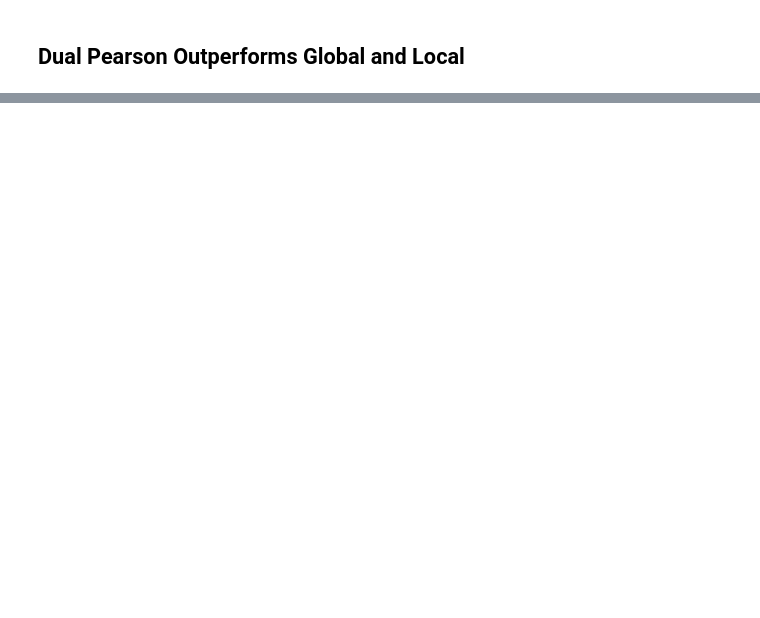
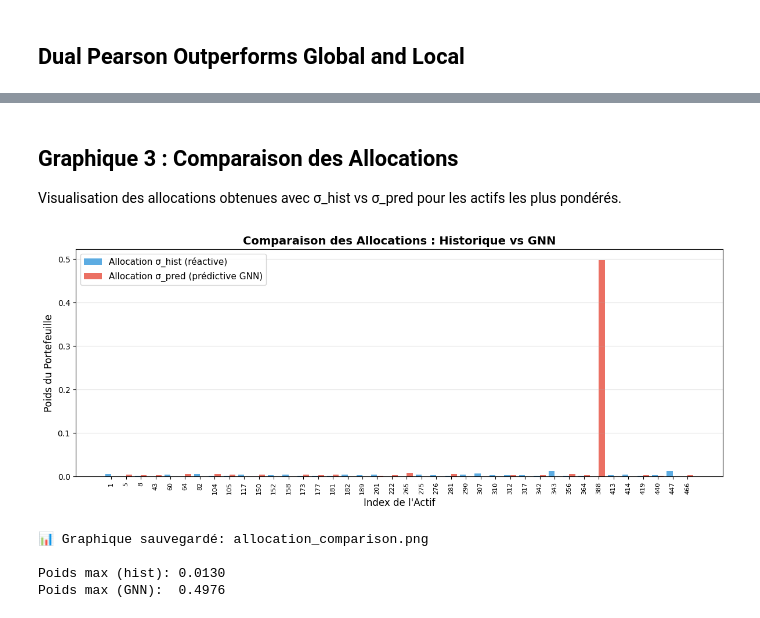
Before and after one commit to tanguydcq/Stock-DiffTransformer, a Jupyter notebook: Stock_Market_Forecasting_with_Differential_Graph_Transformer copy.ipynb, the cells around one changed output, grey strips where cells are left out. Cells and saved outputs as stored; diff of their text form; code cells hidden in the pictures; blank space fills up the shorter version.

```diff
--- a/Stock_Market_Forecasting_with_Differential_Graph_Transformer copy.ipynb
+++ b/Stock_Market_Forecasting_with_Differential_Graph_Transformer copy.ipynb
@@ -3181,0 +1924,44 @@ En exploitant cette structure, le modèle fournit un signal de risque global coh
+# %% [markdown]
+## Graphique 3 : Comparaison des Allocations
+
+Visualisation des allocations obtenues avec σ_hist vs σ_pred pour les actifs les plus pondérés.
+# %%
+# Calculer les allocations pour le snapshot 0
+idx = 0
+w_hist = inverse_risk_allocation(sigma_hist_test[idx], w_max=0.05)
+w_gnn = inverse_risk_allocation(sigma_pred_test[idx], w_max=0.05)
+
+# Top 20 actifs les plus pondérés (union des deux stratégies)
+k = 20
+top_idx = torch.topk(w_hist, k).indices
+top_idx = torch.unique(torch.cat([top_idx, torch.topk(w_gnn, k).indices]))
+
+w_hist_top = w_hist[top_idx].numpy()
+w_gnn_top = w_gnn[top_idx].numpy()
+
+# Graphique en barres
+x = np.arange(len(top_idx))
+width = 0.4
+
+plt.figure(figsize=(12, 5))
+plt.bar(x - width/2, w_hist_top, width, label="Allocation σ_hist (réactive)", color='#3498db', alpha=0.8)
+plt.bar(x + width/2, w_gnn_top, width, label="Allocation σ_pred (prédictive GNN)", color='#e74c3c', alpha=0.8)
+plt.xticks(x, top_idx.numpy(), rotation=90, fontsize=8)
+plt.ylabel("Poids du Portefeuille", fontsize=12)
+plt.xlabel("Index de l'Actif", fontsize=12)
+plt.title("Comparaison des Allocations : Historique vs GNN", fontsize=14, fontweight='bold')
+plt.legend(fontsize=11)
+plt.grid(True, alpha=0.3, axis='y')
+plt.tight_layout()
+plt.savefig(f'{workdir}/allocation_comparison.png', dpi=150, bbox_inches='tight')
+plt.show()
+
+print("📊 Graphique sauvegardé: allocation_comparison.png")
+print(f"\nPoids max (hist): {w_hist.max():.4f}")
+print(f"Poids max (GNN):  {w_gnn.max():.4f}")
+# %% [output]
+[figure, added]
+📊 Graphique sauvegardé: allocation_comparison.png
+
+Poids max (hist): 0.0130
+Poids max (GNN):  0.4976
```
Also changed, not shown: parts of 117 cells of this notebook, 3 other files.
